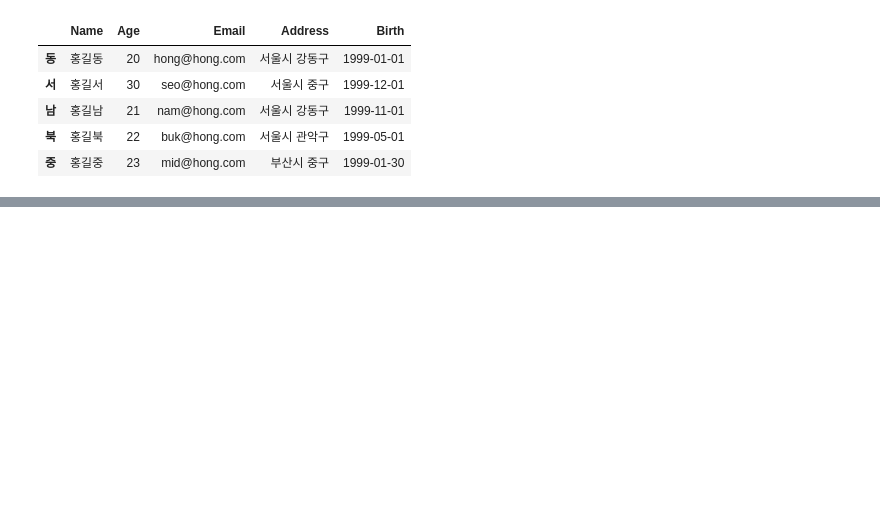
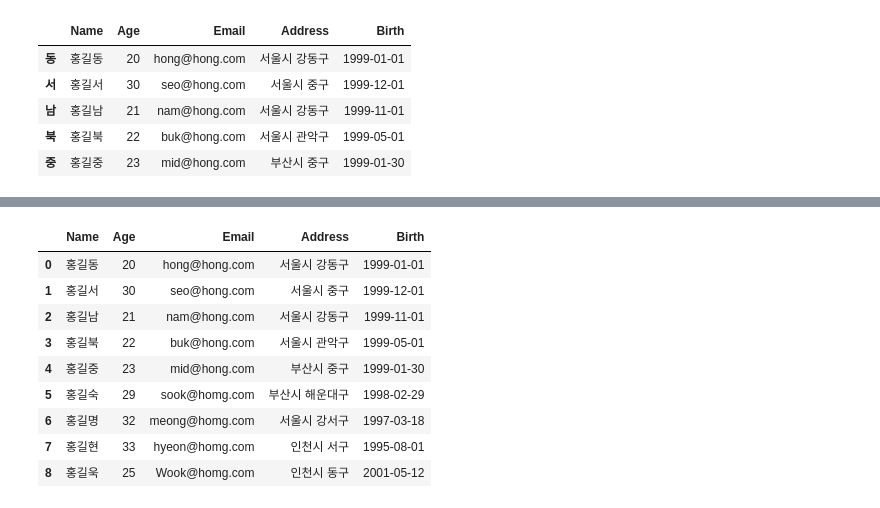
Before and after one commit to chjogit/ai, a Jupyter notebook: source/01_python/ch11_데이터프레임과 시리즈(Pandas)(1절-8절).ipynb, the cells around one changed output, grey strips where cells are left out. Cells and saved outputs as stored; diff of their text form; code cells hidden in the pictures; blank space fills up the shorter version.

```diff
--- a/source/01_python/ch11_데이터프레임과 시리즈(Pandas)(1절-8절).ipynb
+++ b/source/01_python/ch11_데이터프레임과 시리즈(Pandas)(1절-8절).ipynb
@@ -1569,0 +1634,21 @@ member
+# %%
+member = pd.read_csv('data/ch11_member.csv', comment='#')
+
+new_member = pd.DataFrame([
+    { # 리스트 내의 딕셔너리임에 유의
+        'Name':'홍길숙',
+        'Age':29,
+        'Email' : 'sook@homg.com',
+        'Address' : '부산시 해운대구',
+        'Birth':'1998-02-29'
+    },
+    {
+        'Name':'홍길명',
+        'Age':32,
+        'Email' : 'meong@homg.com',
+        'Address' : '서울시 강서구',
+        'Birth':'1997-03-18'
+    }
+])
+
+new_member
@@ -1569,0 +1659,4 @@ member
+# %%
+# 데이터 프레임 연결
+member = pd.concat([member, new_member]) # 기본값 : axis = 0 ; 행 방향으로 연결
+member.reset_index(drop=True) # 기존 행 이름(index) 삭제 후 새로운 index 추가
@@ -1569,0 +1672,14 @@ member
+# %%
+new_series1 = pd.Series(['홍길현',33,'hyeon@homg.com','인천시 서구','1995-08-01'],
+                       index=member.columns) # 열 이름 순차지정
+
+new_series2 = pd.Series({
+        'Name':'홍길욱',
+        'Age':25,
+        'Email' : 'Wook@homg.com',
+        'Address' : '인천시 동구',
+        'Birth':'2001-05-12'})
+# %%
+# 시리즈를 데이터 프레임에 연결 1 : 여러 데이터가 있는 시리즈로 여러 행 추가하기
+member = pd.concat([member, new_series1.to_frame().T]).reset_index(drop=True)
+member
@@ -1569,0 +1696,16 @@ member
+# %%
+# 시리즈를 데이터 프레임에 연결 2 : 하나의 행 추가하기
+member.loc[len(member)] = new_series2
+member = member.reset_index(drop=True)
+member
+# %% [output]
+|  | Name | Age | Email | Address | Birth |
+| 0 | 홍길동 | 20 | hong@hong.com | 서울시 강동구 | 1999-01-01 |
+| 1 | 홍길서 | 30 | seo@hong.com | 서울시 중구 | 1999-12-01 |
+| 2 | 홍길남 | 21 | nam@hong.com | 서울시 강동구 | 1999-11-01 |
+| 3 | 홍길북 | 22 | buk@hong.com | 서울시 관악구 | 1999-05-01 |
+| 4 | 홍길중 | 23 | mid@hong.com | 부산시 중구 | 1999-01-30 |
+| 5 | 홍길숙 | 29 | sook@homg.com | 부산시 해운대구 | 1998-02-29 |
+| 6 | 홍길명 | 32 | meong@homg.com | 서울시 강서구 | 1997-03-18 |
+| 7 | 홍길현 | 33 | hyeon@homg.com | 인천시 서구 | 1995-08-01 |
+| 8 | 홍길욱 | 25 | Wook@homg.com | 인천시 동구 | 2001-05-12 |
```
Also changed, not shown: parts of 77 cells of this notebook, 2 other files.
